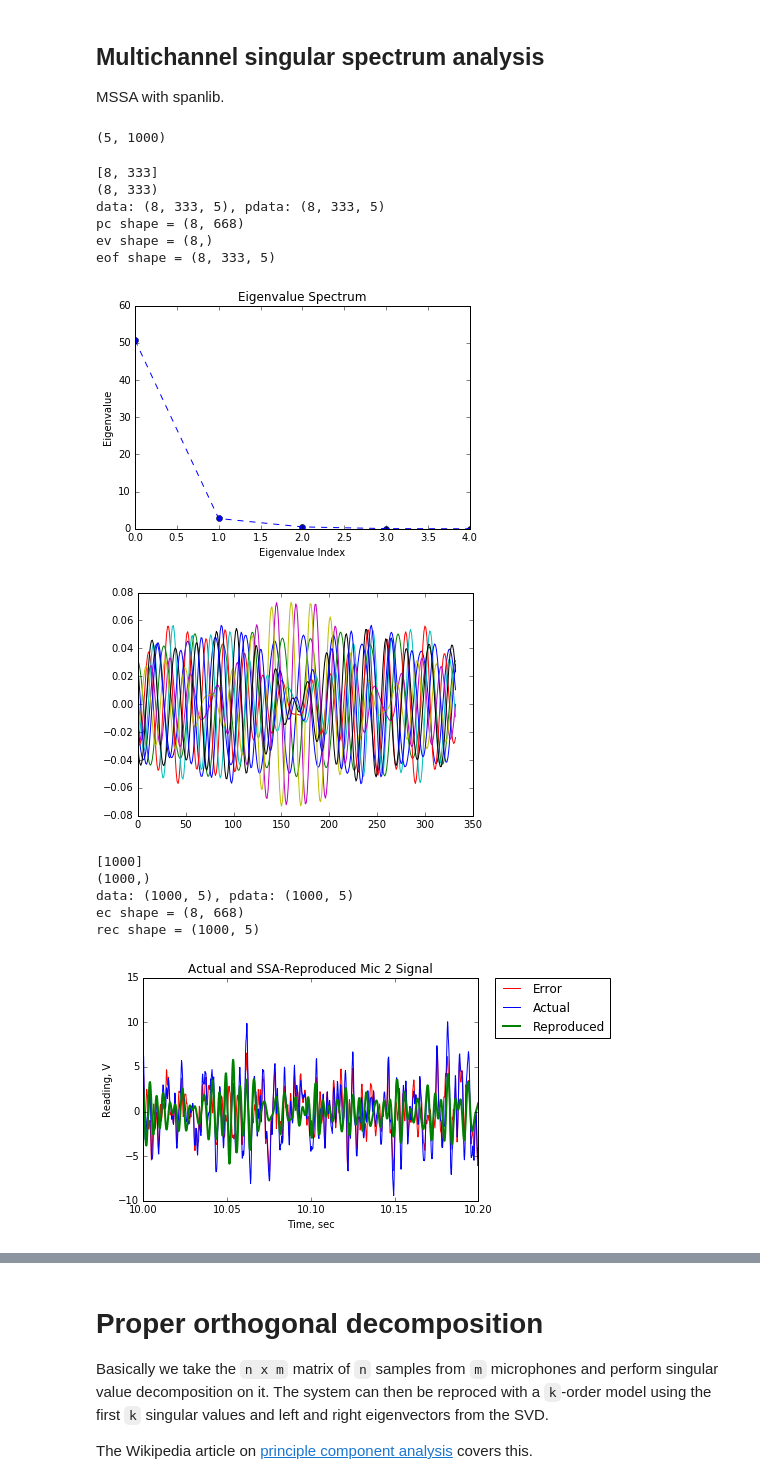
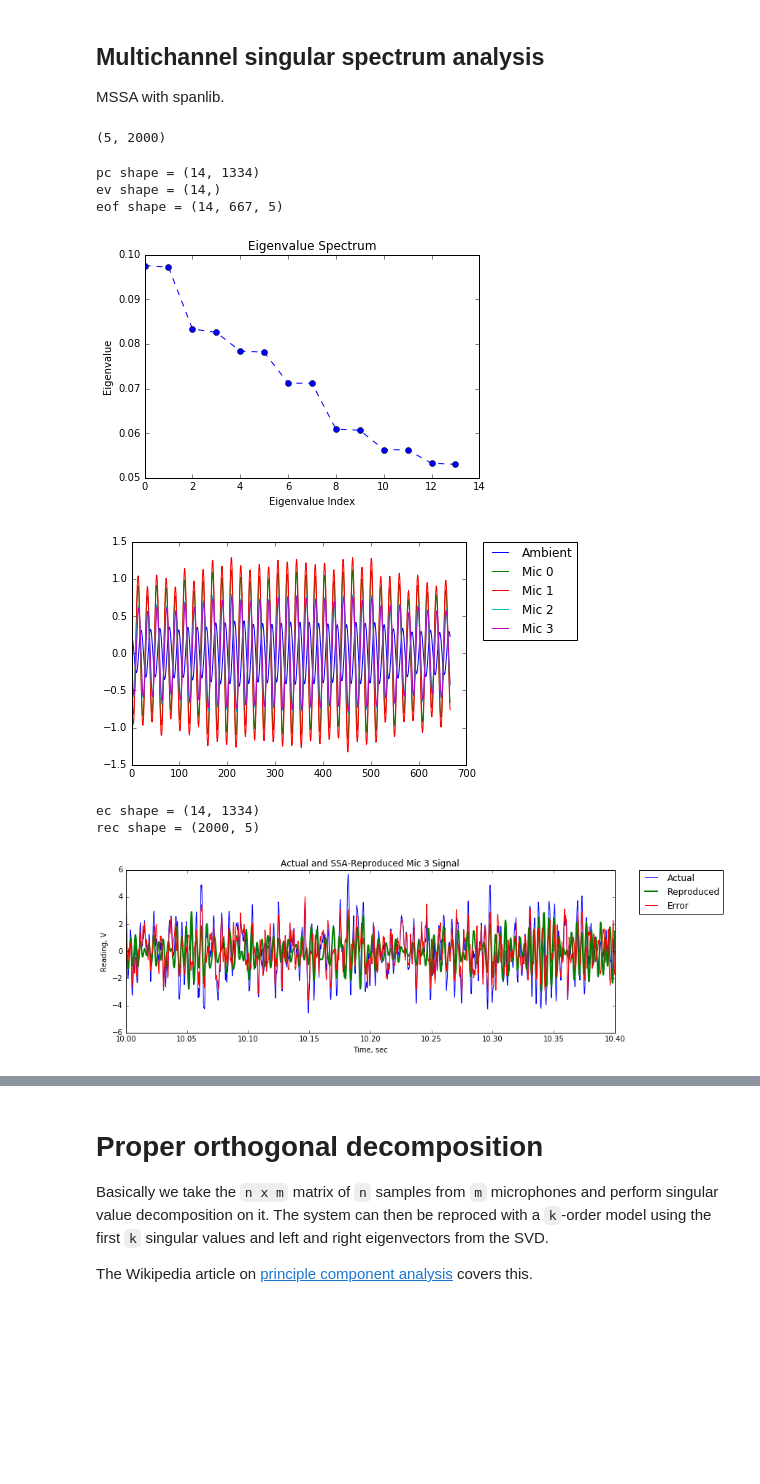
Before and after one commit to Engineero/burner_analysis, a Jupyter notebook: data_analysis_notebook.ipynb, the cells around one changed output, grey strips where cells are left out. Saved outputs shown, nothing was run; the diff lists cells and outputs as text; code cells hidden in the pictures; blank space fills up the shorter version.

Commit message:
Fixed mic list order (Ambient is first) and updated some of the formatting for the notebook

```diff
--- a/data_analysis_notebook.ipynb
+++ b/data_analysis_notebook.ipynb
@@ -83,7 +84,7 @@ if not db.closed:
 Number of rows: 8487
 # %%
 step = 1/5e3  # microphone sample period, sec
-mic_list = ("Mic 0", "Mic 1", "Mic 2", "Mic 3", "Ambient")  # for setting the legend
+mic_list = ("Ambient", "Mic 0", "Mic 1", "Mic 2", "Mic 3")  # for setting the legend
 # %% [markdown]
 The following cells were used in testing and developing the data import helper function. They can be made runable again by selecting them in command mode and pressing `command-M+Y`.
 # %% [raw]
@@ -697,64 +610,61 @@ MSSA with spanlib.
 # %%
 # data["dynamicP"].T[0:1000, :].shape
 start = np.int(np.ceil(10/step))
-N = 1000
+N = 2000
 time = np.arange(start*step, (start+N)*step, step)[:N]
-delay = 7
-num_delay = 5
-index = 2
 ssa_data = data["dynamicP"][:, start:start+N]
-span = sl.Analyzer(ssa_data.T)
+span = sl.Analyzer(ssa_data.T, nmssa=14)
 print(ssa_data.shape)
 # %% [output]
-(5, 1000)
+(5, 2000)
 # %%
 pc = span.mssa_pc()
 ev = span.mssa_ev()
 eof = span.mssa_eof()
 print("pc shape = {}\nev shape = {}\neof shape = {}".format(pc.shape, ev.shape, eof.shape))
 # %% [output]
-[8, 333]
-(8, 333)
-data: (8, 333, 5), pdata: (8, 333, 5)
-pc shape = (8, 668)
-ev shape = (8,)
-eof shape = (8, 333, 5)
+pc shape = (14, 1334)
+ev shape = (14,)
+eof shape = (14, 667, 5)
 # %%
-plt.plot(ev, "bo--")
+plt.plot(ev/np.sum(ev), "bo--")
 plt.title("Eigenvalue Spectrum")
 plt.xlabel("Eigenvalue Index")
 plt.ylabel("Eigenvalue")
 plt.show()
 plt.close()
 # %% [output]
-[figure, old version]
+[figure, new version]
-# %%
-plt.plot(eof[:,:,1].T)
-plt.show()
-plt.close()
-# %% [output]
-[figure, removed]
+# %%
+id0 = 0
+id1 = 1
+component = np.sqrt(ev[id0])*eof[id0] + np.sqrt(ev[id1])*eof[id1]
+plt.figure()
+plt.plot(component)
+plt.legend(mic_list, bbox_to_anchor=(1.05, 1), loc="upper left", borderaxespad=0)
+plt.show()
+plt.close()
+# %% [output]
+[figure, added]
 # %%
 ec = span.mssa_ec(xeof=eof)
 rec = span.mssa_rec(xpc=pc)
 print("ec shape = {}\nrec shape = {}".format(ec.shape, rec.shape))
 # %% [output]
-[1000]
-(1000,)
-data: (1000, 5), pdata: (1000, 5)
-ec shape = (8, 668)
-rec shape = (1000, 5)
+ec shape = (14, 1334)
+rec shape = (2000, 5)
 # %%
-index = 2
-plt.plot(time, data["dynamicP"][index, start:start+N] - rec[:, index], "r")
+index = 3
+plt.figure(figsize=(12,4))
 plt.plot(time, data["dynamicP"][index, start:start+N])
 plt.plot(time, rec[:, index], linewidth=2)
+plt.plot(time, data["dynamicP"][index, start:start+N] - rec[:, index], "r")
 plt.xlim([time[0], time[-1]])
 plt.title("Actual and SSA-Reproduced {} Signal".format(mic_list[index]))
 plt.xlabel("Time, sec")
 plt.ylabel("Reading, V")
-plt.legend(["Error", "Actual", "Reproduced"], bbox_to_anchor=(1.05, 1), loc="upper left", borderaxespad=0)
+plt.legend(["Actual", "Reproduced", "Error"], bbox_to_anchor=(1.05, 1), loc="upper left", borderaxespad=0)
 plt.show()
 plt.close()
 # %% [output]
-[figure, old version]
+[figure, new version]
```
Also changed, not shown: parts of 39 cells of this notebook.
